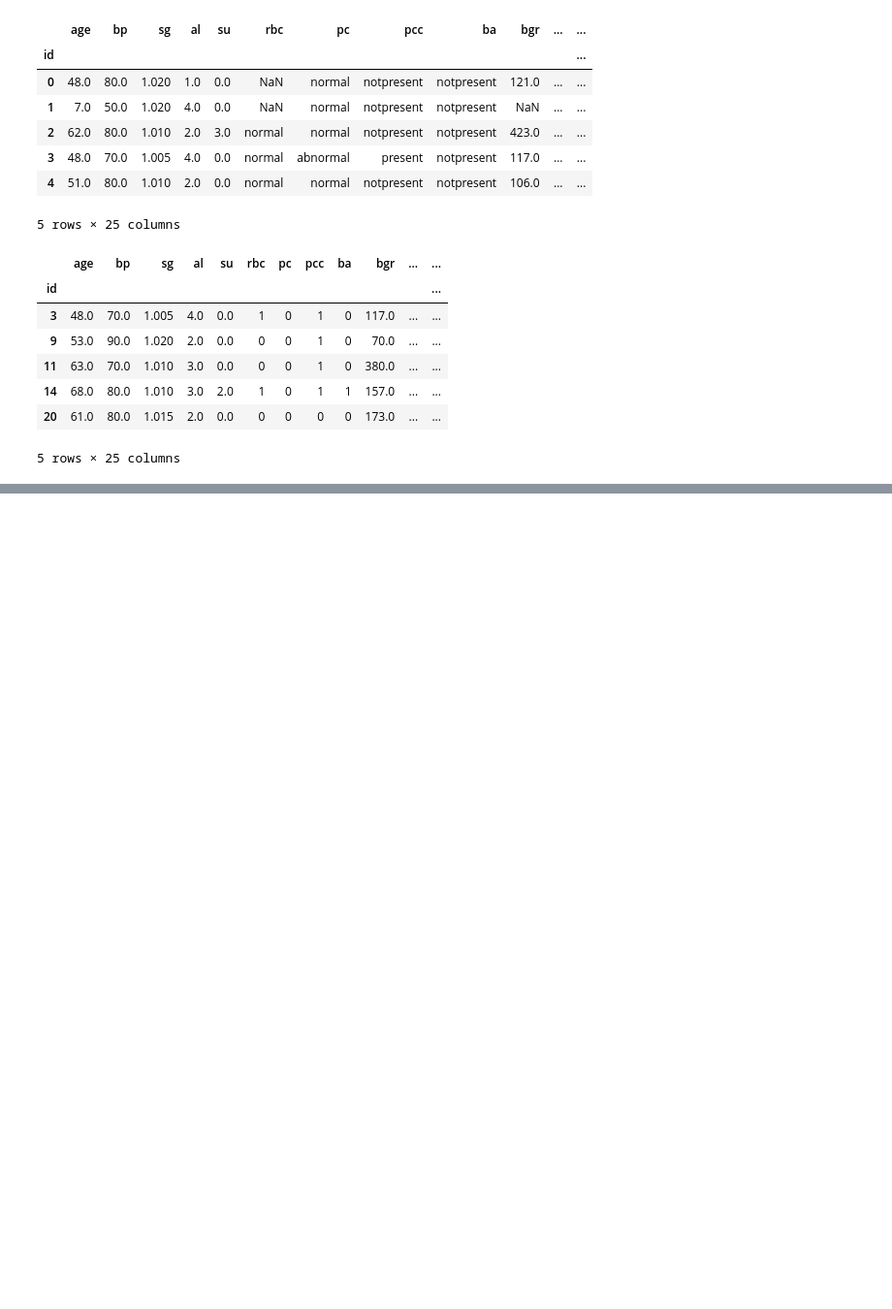
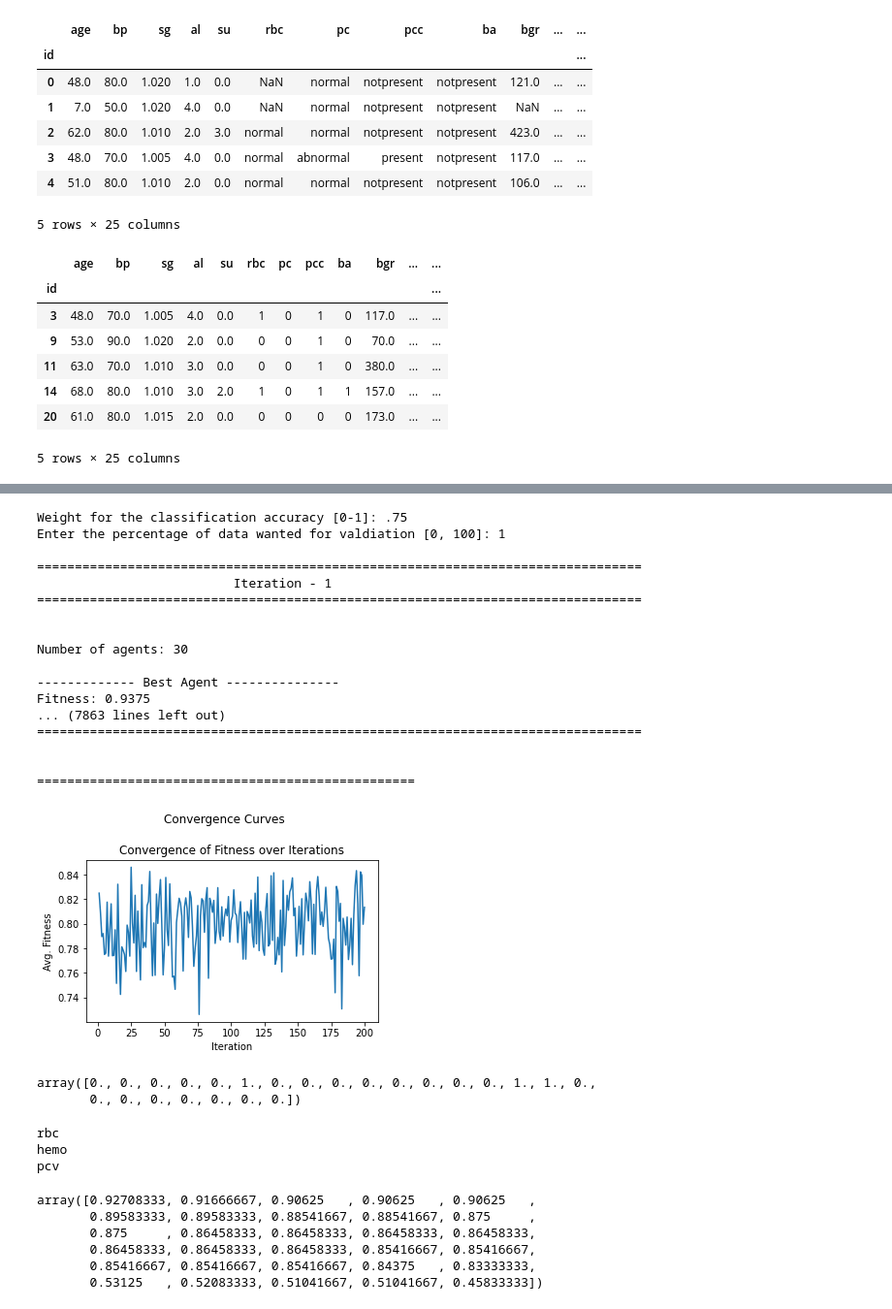
Before and after one commit to rifaaath/research, a Jupyter notebook: ML02/feature_selection.ipynb, the cells around one changed output, grey strips where cells are left out. Shown at 97% size. Drawn from its saved outputs; the diff is of its cells as text; code cells hidden in the pictures; blank space fills up the shorter version.

```diff
--- a/ML02/feature_selection.ipynb
+++ b/ML02/feature_selection.ipynb
@@ -210,3 +210,47 @@ selected_features
 # %%
 #https://github.com/smazzanti/mrmr
 #https://elliot-weissberg.medium.com/another-feature-selection-algorithm-mrmr-3827b6b19e33
+# %%
+from Py_FS.wrapper.nature_inspired.PSO import PSO as pso
+solution = pso(num_agents=30, max_iter=200, train_data=x, train_label=y, save_conv_graph=True)
+# %% [output]
+Weight for the classification accuracy [0-1]: .75
+Enter the percentage of data wanted for valdiation [0, 100]: 1
+
+================================================================================
+                          Iteration - 1
+================================================================================
+
+
+Number of agents: 30
+
+------------- Best Agent ---------------
+Fitness: 0.9375
+... (7863 lines left out)
+================================================================================
+
+
+==================================================
+[figure, added]
+# %%
+solution.best_agent
+# %% [output]
+array([0., 0., 0., 0., 0., 1., 0., 0., 0., 0., 0., 0., 0., 0., 1., 1., 0.,
+       0., 0., 0., 0., 0., 0., 0.])
+# %%
+for i,v in enumerate(solution.best_agent):
+    if v == 1:
+        print(x.columns[i])
+# %% [output]
+rbc
+hemo
+pcv
+# %%
+solution.final_fitness
+# %% [output]
+array([0.92708333, 0.91666667, 0.90625   , 0.90625   , 0.90625   ,
+       0.89583333, 0.89583333, 0.88541667, 0.88541667, 0.875     ,
+       0.875     , 0.86458333, 0.86458333, 0.86458333, 0.86458333,
+       0.86458333, 0.86458333, 0.86458333, 0.85416667, 0.85416667,
+       0.85416667, 0.85416667, 0.85416667, 0.84375   , 0.83333333,
+       0.53125   , 0.52083333, 0.51041667, 0.51041667, 0.45833333])
```
Also changed, not shown: parts of 7 cells of this notebook.
